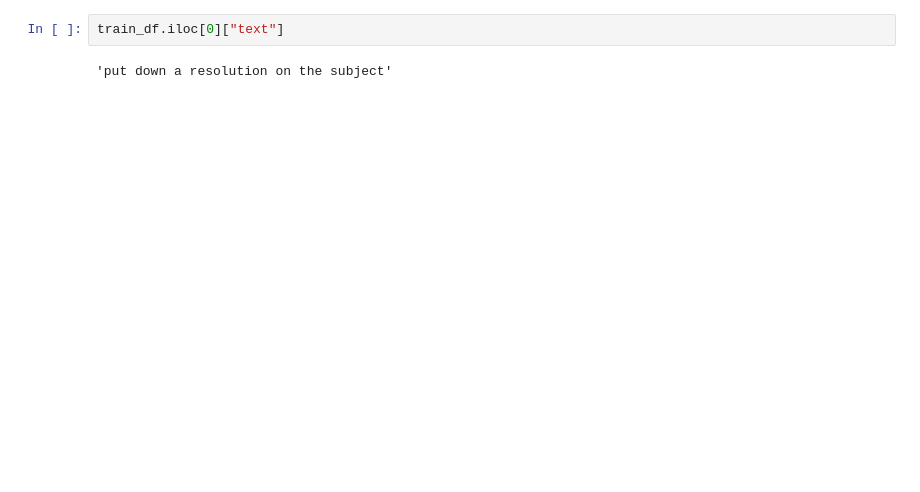
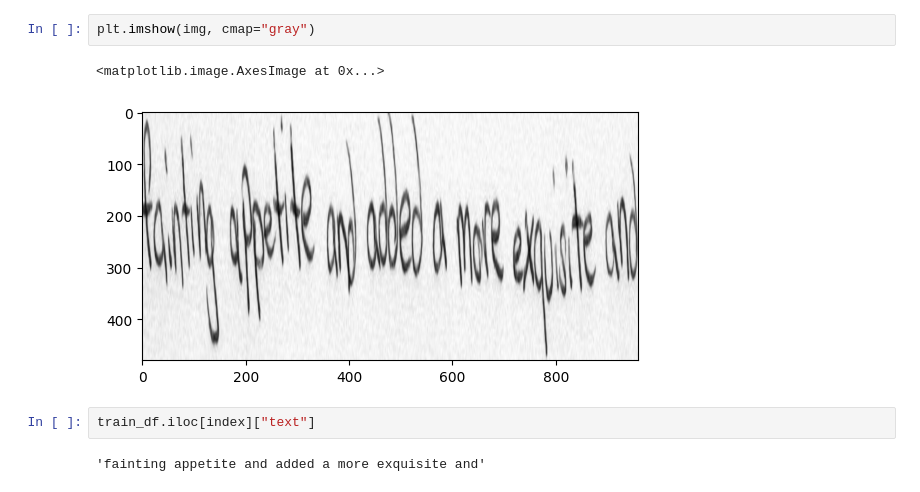
Before and after one commit to huhj225131/Text_OCR, a Jupyter notebook: visualize/visualize_iam.ipynb, the cells around one changed output. Drawn from its saved outputs; the diff is of its cells as text; blank space fills up the shorter version.

```diff
--- a/visualize/visualize_iam.ipynb
+++ b/visualize/visualize_iam.ipynb
@@ -23,4 +24,9 @@ plt.imshow(img)
+# %%
+plt.imshow(img, cmap="gray")
+# %% [output]
+<matplotlib.image.AxesImage at 0x...>
+[figure, added]
 # %%
-train_df.iloc[0]["text"]
+train_df.iloc[index]["text"]
 # %% [output]
-'put down a resolution on the subject'
+'fainting appetite and added a more exquisite and'
```
Also changed, not shown: parts of 5 cells of this notebook, 7 other files.
